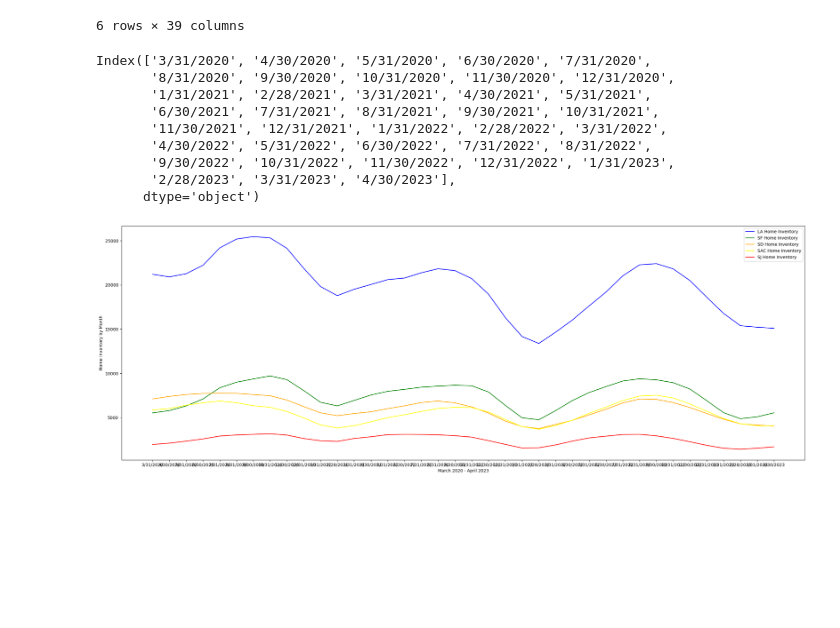
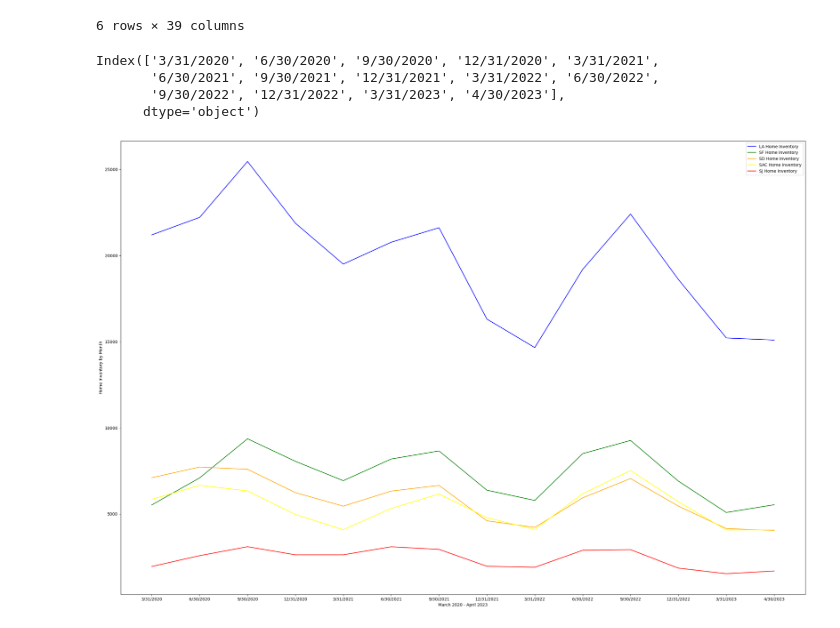
Before and after one commit to caleighteahan/Project_1, a Jupyter notebook: Starter_4.ipynb, the cells around one changed output. Saved outputs shown, nothing was run; the diff lists cells and outputs as text; code cells hidden in the pictures; blank space fills up the shorter version.

```diff
--- a/Starter_4.ipynb
+++ b/Starter_4.ipynb
@@ -118,44 +115,39 @@ post_covid_df
 | 56 | Fresno, CA | 2001.0 | 1980.0 | 1964.0 | 1878.0 | 1812.0 | 1754.0 | 1722.0 | 1689.0 | ... |
 6 rows × 39 columns
 # %%
-post_covid=clean_ca_inventory[["3/31/2020", "4/30/2020", "5/31/2020", "6/30/2020", "7/31/2020", "8/31/2020",
-                                "9/30/2020", "10/31/2020", "11/30/2020", "12/31/2020", "1/31/2021", "2/28/2021","3/31/2021",
-                                 "4/30/2021", "5/31/2021", "6/30/2021", "7/31/2021", "8/31/2021",
-                                "9/30/2021", "10/31/2021", "11/30/2021", "12/31/2021","1/31/2022", "2/28/2022",
-                                 "3/31/2022", "4/30/2022", "5/31/2022", "6/30/2022", "7/31/2022", "8/31/2022",
-                                "9/30/2022", "10/31/2022", "11/30/2022", "12/31/2022","1/31/2023", "2/28/2023",
+post_covid=clean_ca_inventory[["3/31/2020", "6/30/2020",
+                                "9/30/2020", "12/31/2020","3/31/2021",
+                                 "6/30/2021",
+                                "9/30/2021", "12/31/2021",
+                                 "3/31/2022", "6/30/2022",
+                                "9/30/2022", "12/31/2022",
                                  "3/31/2023", "4/30/2023" ]]
 # %%
 months=post_covid.keys()
 months
 # %% [output]
-Index(['3/31/2020', '4/30/2020', '5/31/2020', '6/30/2020', '7/31/2020',
-       '8/31/2020', '9/30/2020', '10/31/2020', '11/30/2020', '12/31/2020',
-       '1/31/2021', '2/28/2021', '3/31/2021', '4/30/2021', '5/31/2021',
-       '6/30/2021', '7/31/2021', '8/31/2021', '9/30/2021', '10/31/2021',
-       '11/30/2021', '12/31/2021', '1/31/2022', '2/28/2022', '3/31/2022',
-       '4/30/2022', '5/31/2022', '6/30/2022', '7/31/2022', '8/31/2022',
-       '9/30/2022', '10/31/2022', '11/30/2022', '12/31/2022', '1/31/2023',
-       '2/28/2023', '3/31/2023', '4/30/2023'],
+Index(['3/31/2020', '6/30/2020', '9/30/2020', '12/31/2020', '3/31/2021',
+       '6/30/2021', '9/30/2021', '12/31/2021', '3/31/2022', '6/30/2022',
+       '9/30/2022', '12/31/2022', '3/31/2023', '4/30/2023'],
       dtype='object')
 # %%
 LA=post_covid.loc[2]
 SF=post_covid.loc[12]
 SD=post_covid.loc[17]
 SAC=post_covid.loc[26]
 SJ=post_covid.loc[35]
-plt.figure(figsize=(29,10))
+plt.figure(figsize=(30,20))
 LA_avg=plt.plot(months, LA, color='blue', label="LA Home Inventory")
 SF_avg=plt.plot(months, SF, color="green", label="SF Home Inventory")
 SD_avg=plt.plot(months, SD, color='orange', label="SD Home Inventory")
 SAC_avg=plt.plot(months, SAC, color='yellow', label="SAC Home Inventory")
 SJ_avg=plt.plot(months, SJ, color='red', label="SJ Home Inventory")
 plt.legend()
 plt.xlabel("March 2020 - April 2023")
 plt.ylabel("Home Inventory by Month")
 plt.show()
 # %% [output]
-[figure, old version]
+[figure, new version]
 # %%
 file2= Path("data/Rental data. monthly.csv")
 rental_df=pd.read_csv(file2)
```
Also changed, not shown: parts of 12 cells of this notebook.
